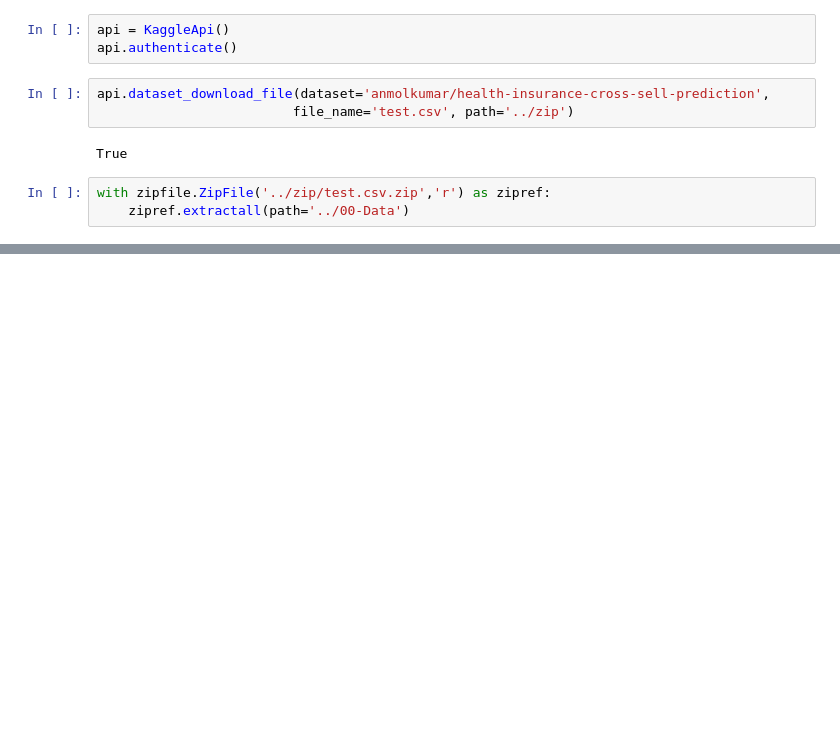
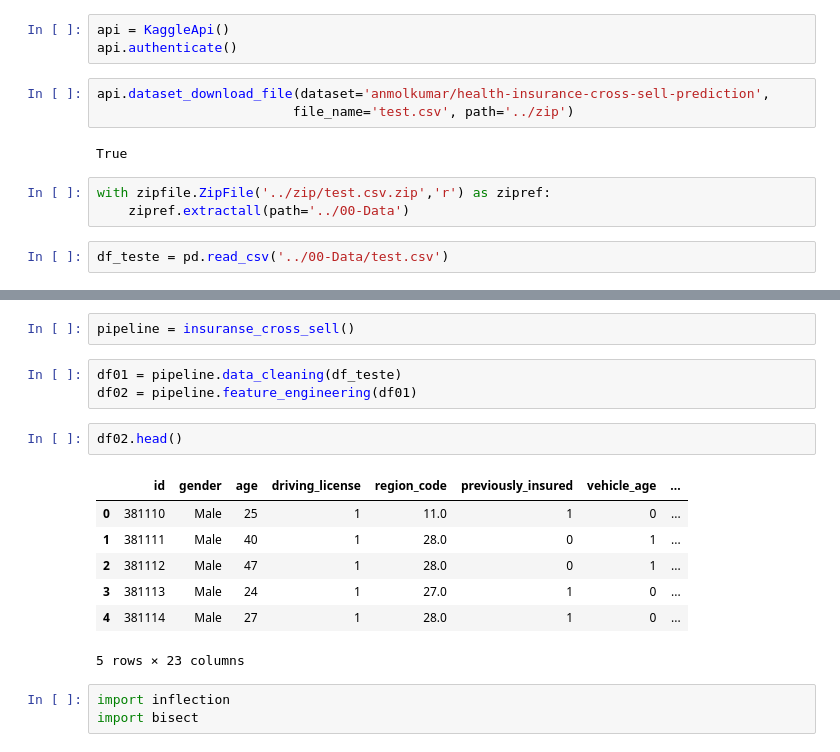
Before and after one commit to FabioCaffarello/insurance-cross-sell, a Jupyter notebook: 01-Notebooks/kaggle_api.ipynb, the cells around one changed output, grey strips where cells are left out. Saved outputs shown, nothing was run; the diff lists cells and outputs as text; blank space fills up the shorter version.

Commit message:
test pipeline pt1

```diff
--- a/01-Notebooks/kaggle_api.ipynb
+++ b/01-Notebooks/kaggle_api.ipynb
@@ -13,3 +13,5 @@ True
 # %%
 with zipfile.ZipFile('../zip/test.csv.zip','r') as zipref:
     zipref.extractall(path='../00-Data')
+# %%
+df_teste = pd.read_csv('../00-Data/test.csv')
@@ -15,0 +114,18 @@ with zipfile.ZipFile('../zip/test.csv.zip','r') as zipref:
+# %%
+pipeline = insuranse_cross_sell()
+# %%
+df01 = pipeline.data_cleaning(df_teste)
+df02 = pipeline.feature_engineering(df01)
+# %%
+df02.head()
+# %% [output]
+|  | id | gender | age | driving_license | region_code | previously_insured | vehicle_age | ... |
+| 0 | 381110 | Male | 25 | 1 | 11.0 | 1 | 0 | ... |
+| 1 | 381111 | Male | 40 | 1 | 28.0 | 0 | 1 | ... |
+| 2 | 381112 | Male | 47 | 1 | 28.0 | 0 | 1 | ... |
+| 3 | 381113 | Male | 24 | 1 | 27.0 | 1 | 0 | ... |
+| 4 | 381114 | Male | 27 | 1 | 28.0 | 1 | 0 | ... |
+5 rows × 23 columns
+# %%
+import inflection
+import bisect
```
Also changed, not shown: parts of 3 cells of this notebook, 3 other files.
